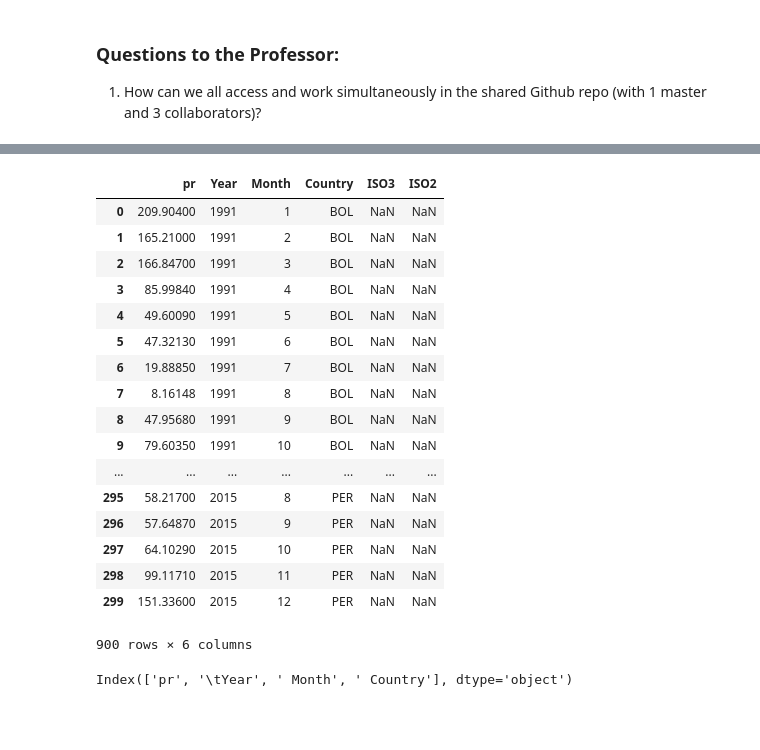
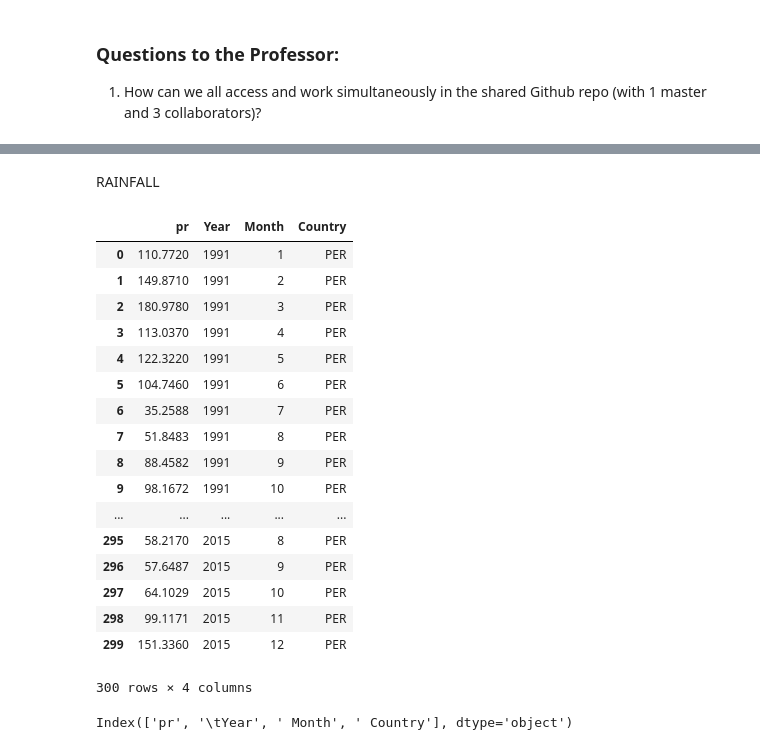
Before and after one commit to vzakhozhyi/599-A-Final-Project, a Jupyter notebook: Test-VZ.ipynb, the cells around one changed output, grey strips where cells are left out. Cells and saved outputs as stored; diff of their text form; code cells hidden in the pictures; blank space fills up the shorter version.

```diff
--- a/Test-VZ.ipynb
+++ b/Test-VZ.ipynb
@@ -192,25 +50,25 @@ RFdataframes
-# %%
-RF = pd.concat(RFdataframes)
-RF
-# %% [output]
-|  | pr | Year | Month | Country | ISO3 | ISO2 |
-| 0 | 209.90400 | 1991 | 1 | BOL | NaN | NaN |
-| 1 | 165.21000 | 1991 | 2 | BOL | NaN | NaN |
-| 2 | 166.84700 | 1991 | 3 | BOL | NaN | NaN |
-| 3 | 85.99840 | 1991 | 4 | BOL | NaN | NaN |
-| 4 | 49.60090 | 1991 | 5 | BOL | NaN | NaN |
-| 5 | 47.32130 | 1991 | 6 | BOL | NaN | NaN |
-| 6 | 19.88850 | 1991 | 7 | BOL | NaN | NaN |
-| 7 | 8.16148 | 1991 | 8 | BOL | NaN | NaN |
-| 8 | 47.95680 | 1991 | 9 | BOL | NaN | NaN |
-| 9 | 79.60350 | 1991 | 10 | BOL | NaN | NaN |
-| ... | ... | ... | ... | ... | ... | ... |
-| 295 | 58.21700 | 2015 | 8 | PER | NaN | NaN |
-| 296 | 57.64870 | 2015 | 9 | PER | NaN | NaN |
-| 297 | 64.10290 | 2015 | 10 | PER | NaN | NaN |
-| 298 | 99.11710 | 2015 | 11 | PER | NaN | NaN |
-| 299 | 151.33600 | 2015 | 12 | PER | NaN | NaN |
-900 rows × 6 columns
+# %% [markdown]
+RAINFALL
 # %%
-RFclean=RF.drop(columns=[' ISO3', ' ISO2'])
+RFPclean=RFP.drop(columns=[' ISO3', ' ISO2'])
+RFPclean
+# %% [output]
+|  | pr | Year | Month | Country |
+| 0 | 110.7720 | 1991 | 1 | PER |
+| 1 | 149.8710 | 1991 | 2 | PER |
+| 2 | 180.9780 | 1991 | 3 | PER |
+| 3 | 113.0370 | 1991 | 4 | PER |
+| 4 | 122.3220 | 1991 | 5 | PER |
+| 5 | 104.7460 | 1991 | 6 | PER |
+| 6 | 35.2588 | 1991 | 7 | PER |
+| 7 | 51.8483 | 1991 | 8 | PER |
+| 8 | 88.4582 | 1991 | 9 | PER |
+| 9 | 98.1672 | 1991 | 10 | PER |
+| ... | ... | ... | ... | ... |
+| 295 | 58.2170 | 2015 | 8 | PER |
+| 296 | 57.6487 | 2015 | 9 | PER |
+| 297 | 64.1029 | 2015 | 10 | PER |
+| 298 | 99.1171 | 2015 | 11 | PER |
+| 299 | 151.3360 | 2015 | 12 | PER |
+300 rows × 4 columns
 # %%
```
Also changed, not shown: parts of 17 cells of this notebook.
